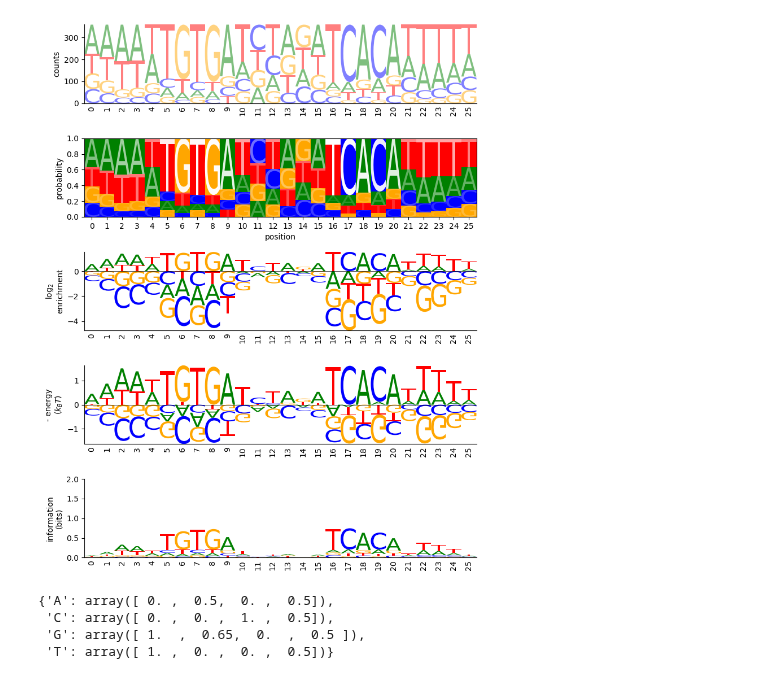
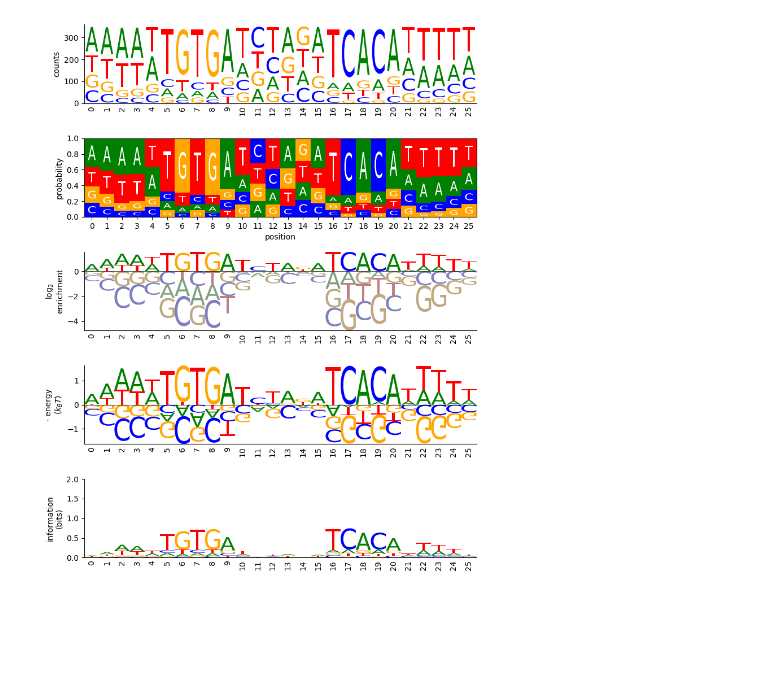
Before and after one commit to jbkinney/logomaker, a Jupyter notebook: test_logo_types.ipynb, the cells around one changed output. Cells and saved outputs as stored; diff of their text form; code cells hidden in the pictures; blank space fills up the shorter version.

```diff
--- a/test_logo_types.ipynb
+++ b/test_logo_types.ipynb
@@ -12,44 +12,37 @@ import logomaker
 plt.ion()
 # %%
 # Load counts matrix from fasta file
-counts_mat = logomaker.load_alignment('crp_sites.fasta')
+counts_mat = logomaker.load_alignment(file_name='crp_sites.fasta')
 # %%
 # Make all logo types
 wtseq = 'ATTAATGTGAGTTAGCTCACTCATTA'
 
 counts_logo = logomaker.make_logo(counts_mat, logo_type='counts',
                                   use_transparency=False,
-                                  alpha=.5)
+                                  hpad=.1, vpad=.1)
 probability_logo = logomaker.make_logo(counts_mat, logo_type='probability',
-                                       use_transparency=True,
                                        alpha=1,
                                        colors='white',
                                        boxcolors='classic',
                                        boxalpha=1,
-                                       axes_style='everything')
+                                       axes_style='everything',
+                                       vpad=.5, hpad=.5)
 enrichment_logo = logomaker.make_logo(counts_mat,
                                       logo_type='enrichment',
                                       neg_flip=False,
-                                      neg_shade=1,
-                                      neg_alpha=1)
+                                      neg_shade=.5,
+                                      neg_alpha=.5)
 energy_logo = logomaker.make_logo(counts_mat, logo_type='energy')
 information_logo = logomaker.make_logo(counts_mat, logo_type='information')
 
 # Draw logos
 fig, ax_list = plt.subplots(5, figsize=[8,10])
 counts_logo.draw(ax_list[0])
 probability_logo.draw(ax_list[1])
 enrichment_logo.draw(ax_list[2])
 energy_logo.draw(ax_list[3])
 information_logo.draw(ax_list[4])
 
 fig.tight_layout()
 # %% [output]
-[figure, old version]
+[figure, new version]
-# %%
-counts_logo.facecolors_dict
-# %% [output]
-{'A': array([ 0. ,  0.5,  0. ,  0.5]),
- 'C': array([ 0. ,  0. ,  1. ,  0.5]),
- 'G': array([ 1.  ,  0.65,  0.  ,  0.5 ]),
- 'T': array([ 1. ,  0. ,  0. ,  0.5])}
```
Also changed, not shown: 10 other files.
